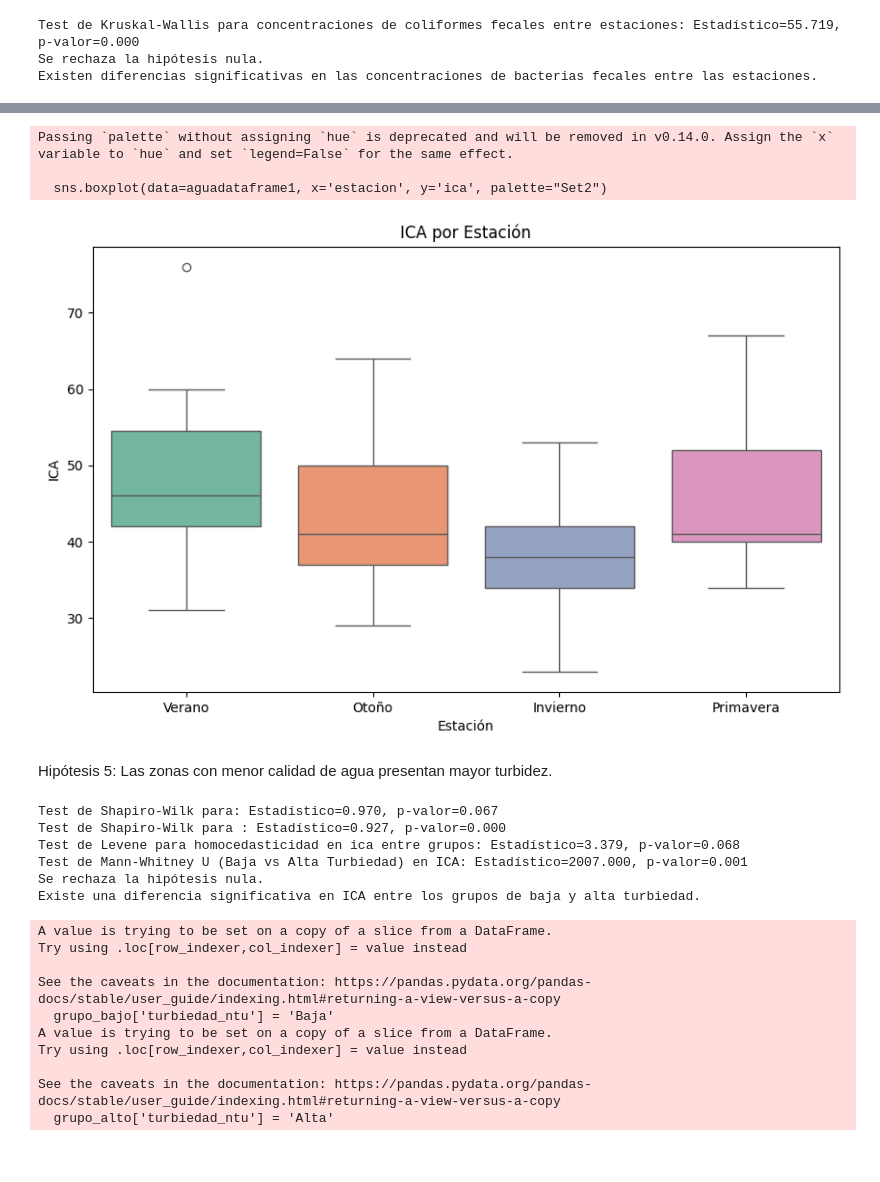
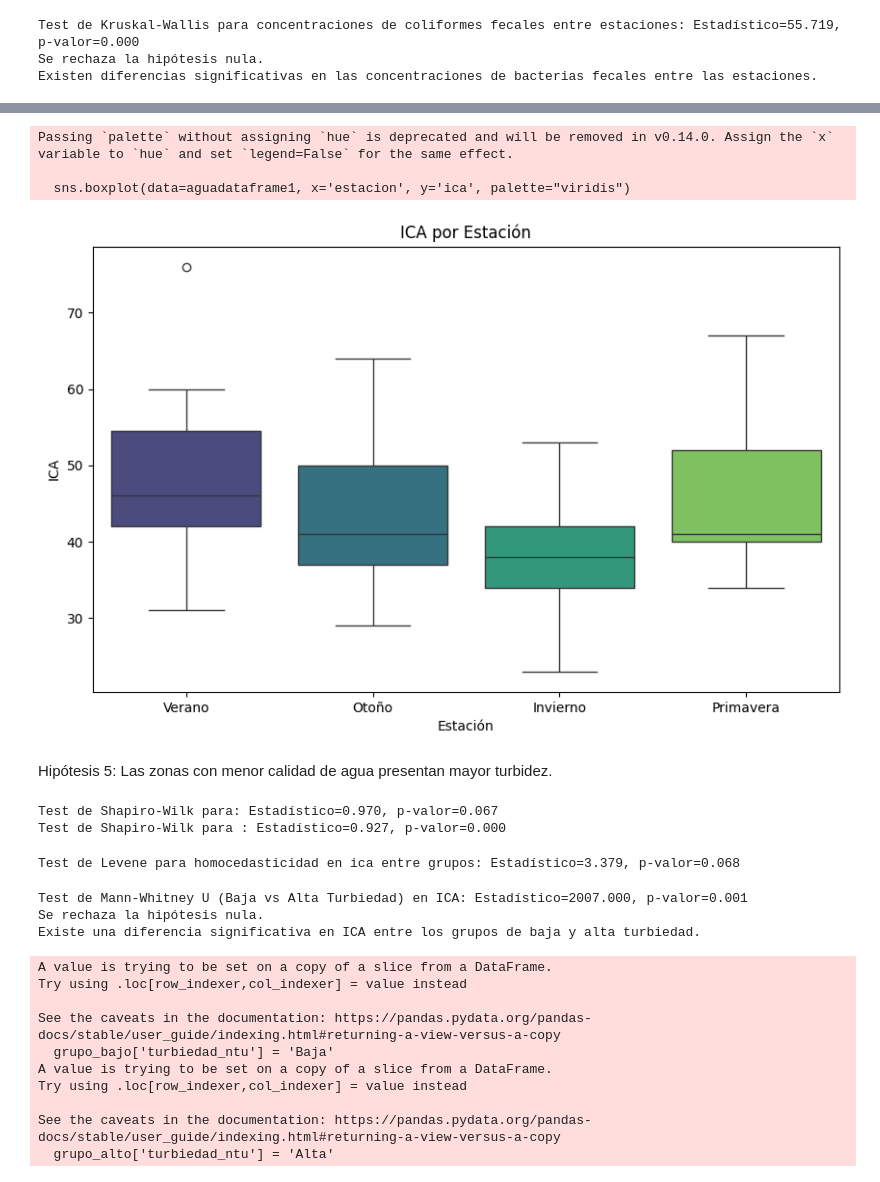
Before and after one commit to RamiroOrtiz02/PracticoEspecialGrupo14, a Jupyter notebook: codigo.ipynb, the cells around one changed output, grey strips where cells are left out. Cells and saved outputs as stored; diff of their text form; code cells hidden in the pictures.

```diff
--- a/codigo.ipynb
+++ b/codigo.ipynb
@@ -411,26 +422,23 @@ Passing `palette` without assigning `hue` is deprecated and will be removed in v
 # %%
-import matplotlib.pyplot as plt
-import seaborn as sns
-
 # Crear una columna en el DataFrame original para indicar la estación
 aguadataframe1['estacion'] = None
 aguadataframe1.loc[aguadataframe1['campaña_Primavera'] == True, 'estacion'] = 'Primavera'
 aguadataframe1.loc[aguadataframe1['campaña_Verano'] == True, 'estacion'] = 'Verano'
 aguadataframe1.loc[aguadataframe1['campaña_invierno'] == True, 'estacion'] = 'Invierno'
 aguadataframe1.loc[aguadataframe1['campaña_otoño'] == True, 'estacion'] = 'Otoño'
 
 # Graficar un boxplot para cada estación
 plt.figure(figsize=(10, 6))
-sns.boxplot(data=aguadataframe1, x='estacion', y='ica', palette="Set2")
+sns.boxplot(data=aguadataframe1, x='estacion', y='ica', palette="viridis")
 plt.title('ICA por Estación')
 plt.xlabel('Estación')
 plt.ylabel('ICA')
 #plt.ylim(0, 290000)  # Ajusta este rango según los valores que deseas visualizar
 plt.show()
 # %% [output]
 Passing `palette` without assigning `hue` is deprecated and will be removed in v0.14.0. Assign the `x` variable to `hue` and set `legend=False` for the same effect.
 
-  sns.boxplot(data=aguadataframe1, x='estacion', y='ica', palette="Set2")
+  sns.boxplot(data=aguadataframe1, x='estacion', y='ica', palette="viridis")
-[figure, old version]
+[figure, new version]
 # %% [markdown]
 Hipótesis 5: Las zonas con menor calidad de agua presentan mayor turbidez.
@@ -437,23 +452,20 @@ Hipótesis 5: Las zonas con menor calidad de agua presentan mayor turbidez.
+# %%
+stat, p = shapiro(grupo_bajo['ica'])
+print(f"Test de Shapiro-Wilk para: Estadístico={stat:.3f}, p-valor={p:.3f}")
+stat, p = shapiro(grupo_alto['ica'])
+print(f"Test de Shapiro-Wilk para : Estadístico={stat:.3f}, p-valor={p:.3f}")
+# %% [output]
+Test de Shapiro-Wilk para: Estadístico=0.970, p-valor=0.067
+Test de Shapiro-Wilk para : Estadístico=0.927, p-valor=0.000
+# %%
+stat, p = levene(grupo_bajo['ica'],
+                 grupo_alto['ica'])
+
+print(f"Test de Levene para homocedasticidad en ica entre grupos: Estadístico={stat:.3f}, p-valor={p:.3f}")
+# %% [output]
+Test de Levene para homocedasticidad en ica entre grupos: Estadístico=3.379, p-valor=0.068
 # %%
 from scipy.stats import mannwhitneyu
-
-# Definir el umbral de la mediana para la variable 'turbiedad_ntu'
-umbral_median = aguadataframe1['turbiedad_ntu'].median()
-
-# Dividir en dos grupos: baja turbiedad (<= mediana) y alta turbiedad (> mediana)
-grupo_bajo = aguadataframe1[aguadataframe1['turbiedad_ntu'] <= umbral_median]
-grupo_alto = aguadataframe1[aguadataframe1['turbiedad_ntu'] > umbral_median]
-
-stat, p = shapiro(grupo_bajo['ica'])
-print(f"Test de Shapiro-Wilk para: Estadístico={stat:.3f}, p-valor={p:.3f}")
-stat, p = shapiro(grupo_alto['ica'])
-print(f"Test de Shapiro-Wilk para : Estadístico={stat:.3f}, p-valor={p:.3f}")
-
-stat, p = levene(grupo_bajo['ica'],
-                 grupo_alto['ica'])
-
-print(f"Test de Levene para homocedasticidad en ica entre grupos: Estadístico={stat:.3f}, p-valor={p:.3f}")
-
 # Test de Mann-Whitney U para comparar los grupos en la variable 'ica'
 stat, p = mannwhitneyu(grupo_bajo['ica'], grupo_alto['ica'])
 print(f"Test de Mann-Whitney U (Baja vs Alta Turbiedad) en ICA: Estadístico={stat:.3f}, p-valor={p:.3f}")
@@ -467,9 +479,6 @@ else:
     print("Se rechaza la hipótesis nula.")
     print("Existe una diferencia significativa en ICA entre los grupos de baja y alta turbiedad.")
 # %% [output]
-Test de Shapiro-Wilk para: Estadístico=0.970, p-valor=0.067
-Test de Shapiro-Wilk para : Estadístico=0.927, p-valor=0.000
-Test de Levene para homocedasticidad en ica entre grupos: Estadístico=3.379, p-valor=0.068
 Test de Mann-Whitney U (Baja vs Alta Turbiedad) en ICA: Estadístico=2007.000, p-valor=0.001
 Se rechaza la hipótesis nula.
 Existe una diferencia significativa en ICA entre los grupos de baja y alta turbiedad.
```
Also changed, not shown: parts of 34 cells of this notebook.
